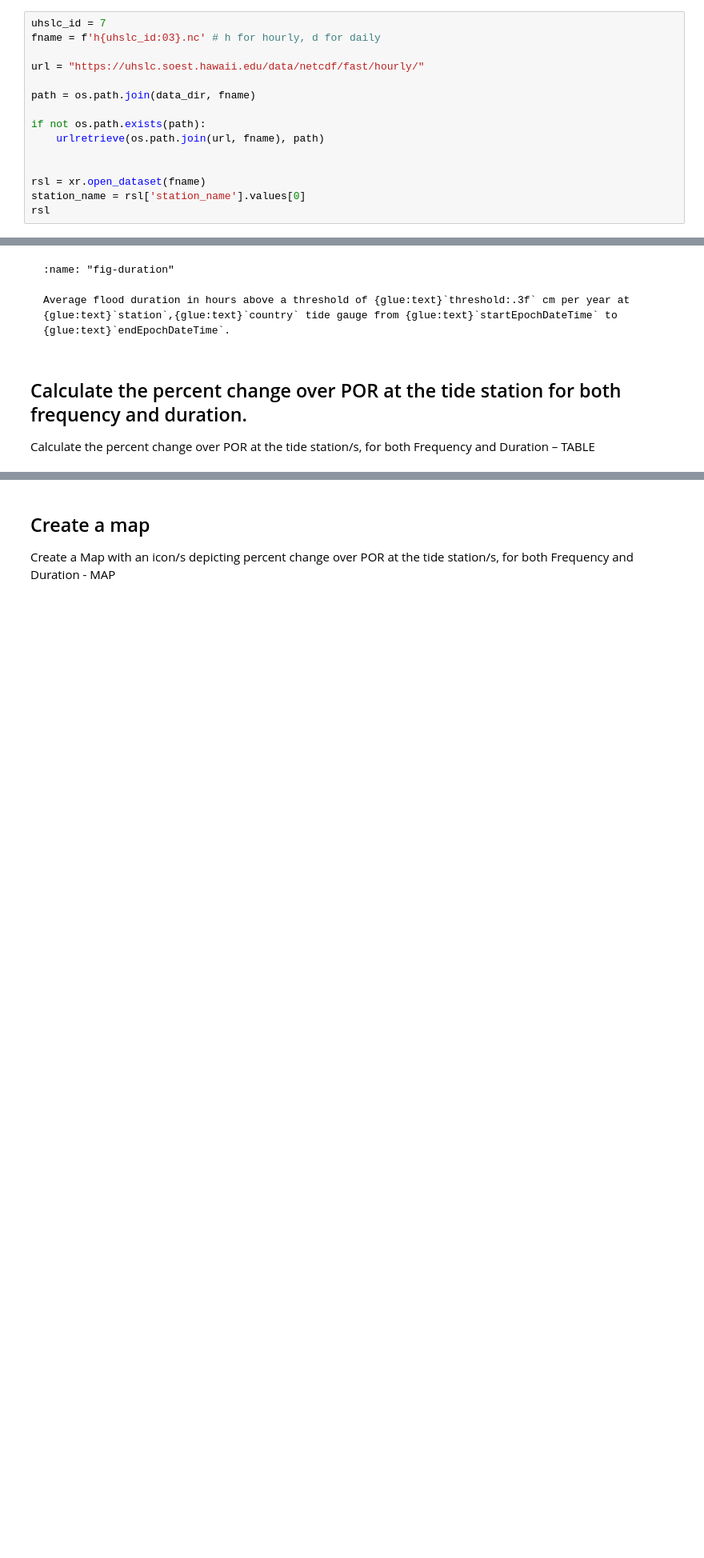
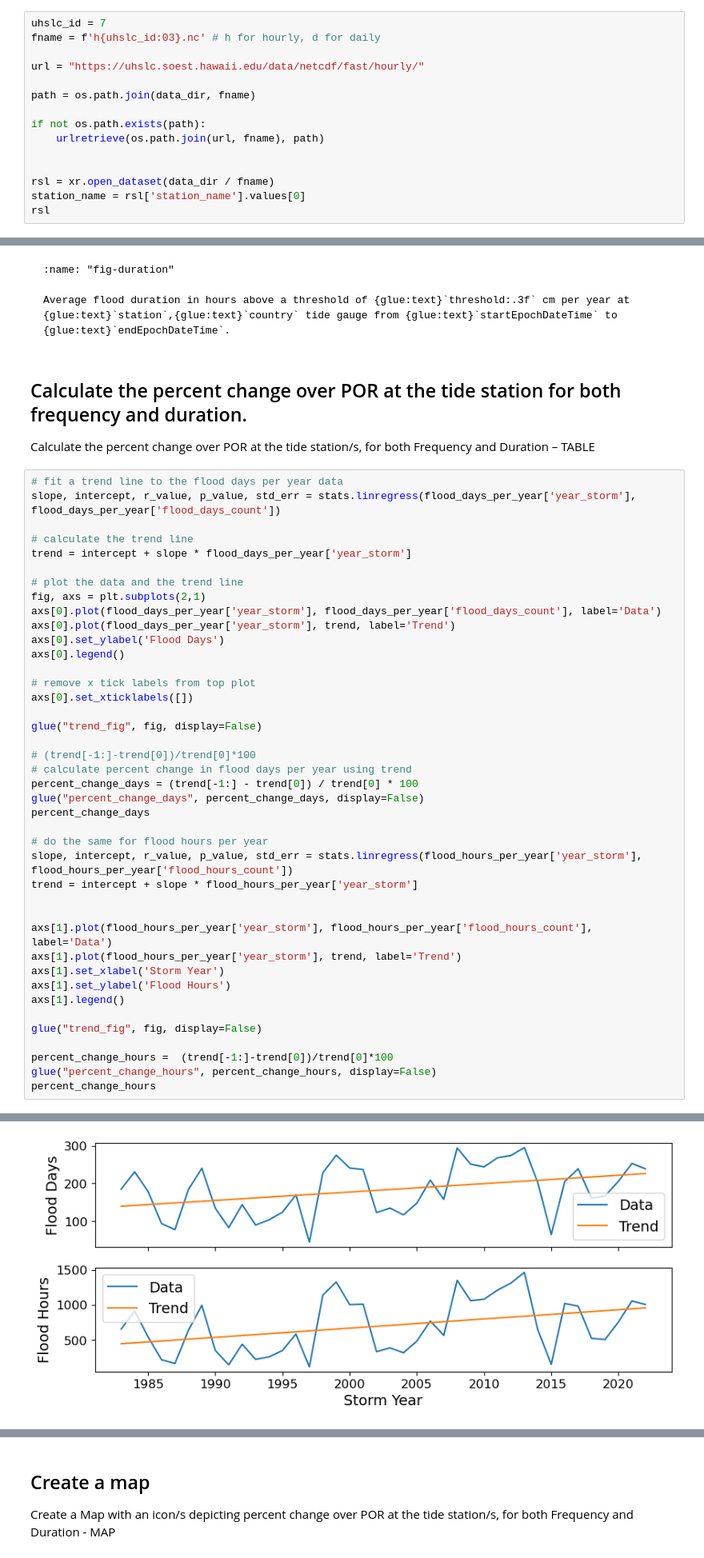
Before and after one commit to jwfiedler/SL_Indicators, a Jupyter notebook: _sources/SL_indicators_NBs/SL_FloodFrequency.ipynb, the cells around one changed output, grey strips where cells are left out. Shown: that part at 80% size. Drawn from its saved outputs; the diff is of its cells as text; blank space fills up the shorter version.

```diff
--- a/_sources/SL_indicators_NBs/SL_FloodFrequency.ipynb
+++ b/_sources/SL_indicators_NBs/SL_FloodFrequency.ipynb
@@ -85,7 +88,7 @@ if not os.path.exists(path):
     urlretrieve(os.path.join(url, fname), path)
 
 
-rsl = xr.open_dataset(fname)
+rsl = xr.open_dataset(data_dir / fname)
 station_name = rsl['station_name'].values[0]
 rsl
 # %% [output]
@@ -473,3 +476,45 @@ Average flood duration in hours above a threshold of {glue:text}`threshold:.3f`
 # %% [markdown]
 ## Calculate the percent change over POR at the tide station for both frequency and duration.
 Calculate the percent change over POR at the tide station/s, for both Frequency and Duration – TABLE
+# %%
+# fit a trend line to the flood days per year data
+slope, intercept, r_value, p_value, std_err = stats.linregress(flood_days_per_year['year_storm'], flood_days_per_year['flood_days_count'])
+
+# calculate the trend line
+trend = intercept + slope * flood_days_per_year['year_storm']
+
+# plot the data and the trend line
+fig, axs = plt.subplots(2,1)
+axs[0].plot(flood_days_per_year['year_storm'], flood_days_per_year['flood_days_count'], label='Data')
+axs[0].plot(flood_days_per_year['year_storm'], trend, label='Trend')
+axs[0].set_ylabel('Flood Days')
+axs[0].legend()
+
+# remove x tick labels from top plot
+axs[0].set_xticklabels([])
+
+glue("trend_fig", fig, display=False)
+
+# (trend[-1:]-trend[0])/trend[0]*100
+# calculate percent change in flood days per year using trend
+percent_change_days = (trend[-1:] - trend[0]) / trend[0] * 100
+glue("percent_change_days", percent_change_days, display=False)
+percent_change_days
+
+# do the same for flood hours per year
+slope, intercept, r_value, p_value, std_err = stats.linregress(flood_hours_per_year['year_storm'], flood_hours_per_year['flood_hours_count'])
+trend = intercept + slope * flood_hours_per_year['year_storm']
+
+
+axs[1].plot(flood_hours_per_year['year_storm'], flood_hours_per_year['flood_hours_count'], label='Data')
+axs[1].plot(flood_hours_per_year['year_storm'], trend, label='Trend')
+axs[1].set_xlabel('Storm Year')
+axs[1].set_ylabel('Flood Hours')
+axs[1].legend()
+
+glue("trend_fig", fig, display=False)
+
+percent_change_hours =  (trend[-1:]-trend[0])/trend[0]*100
+glue("percent_change_hours", percent_change_hours, display=False)
+percent_change_hours
+# %% [output]
@@ -475,0 +525 @@ Calculate the percent change over POR at the tide station/s, for both Frequency
+[figure, added]
```
Also changed, not shown: parts of 7 cells of this notebook, 6 other files.
